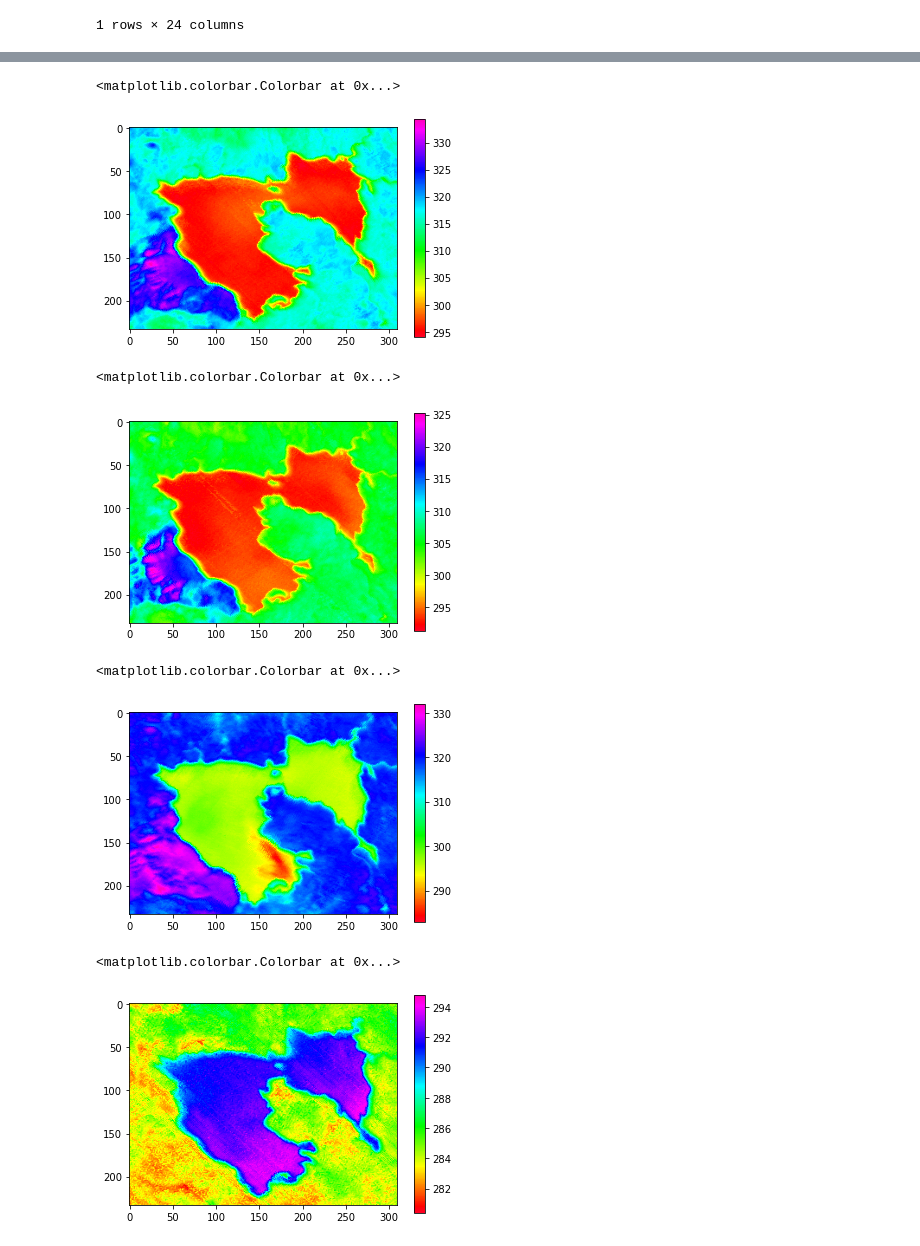
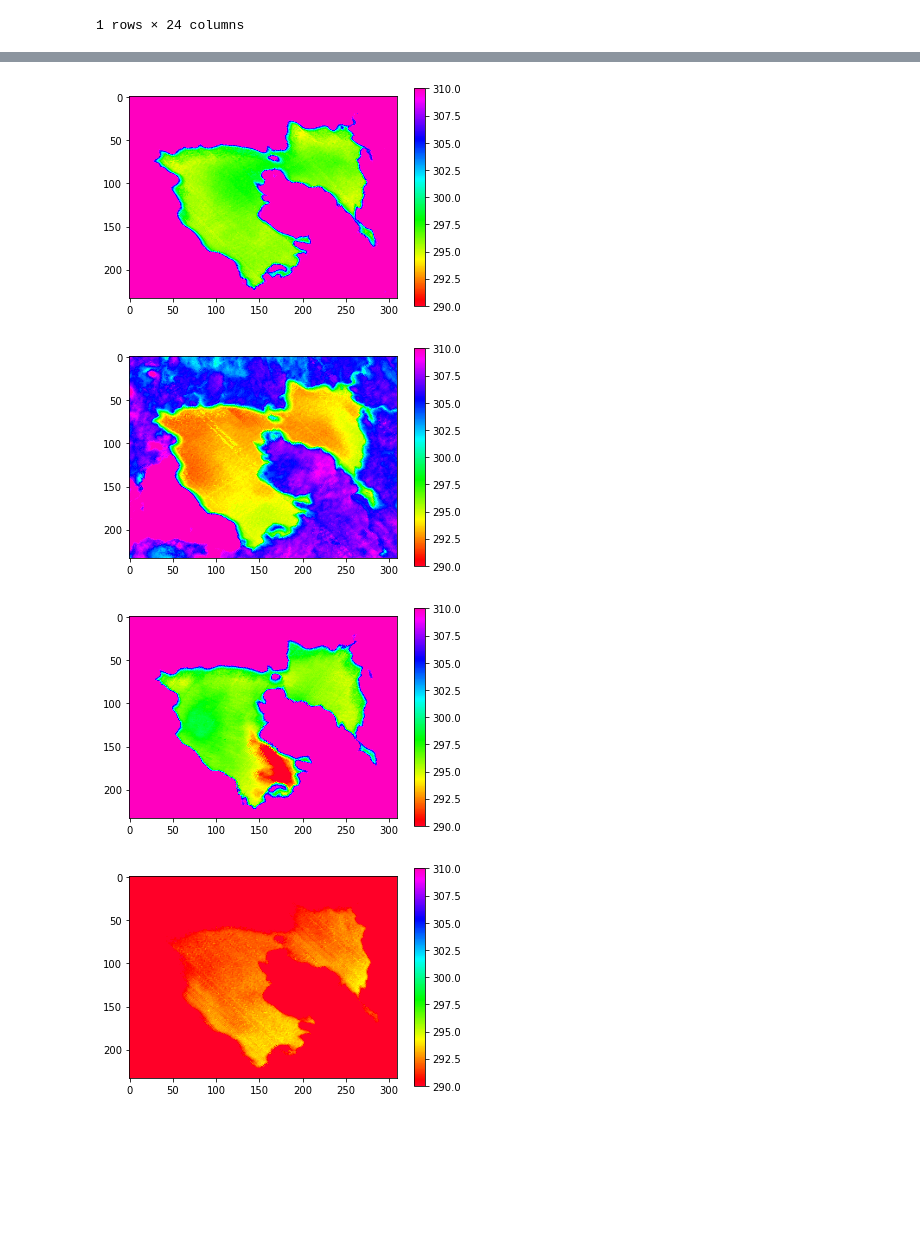
Before and after one commit to waterhackweek/whw2020_firewater, a Jupyter notebook: brentsNotebook.ipynb, the cells around one changed output, grey strips where cells are left out. Saved outputs shown, nothing was run; the diff lists cells and outputs as text; code cells hidden in the pictures; blank space fills up the shorter version.

```diff
--- a/brentsNotebook.ipynb
+++ b/brentsNotebook.ipynb
@@ -154,9 +154,9 @@ ECO_225_k = temp_225 * 0.02
 plt.imshow(ECO_225_k, cmap='gist_rainbow')
 # Add colorbar to show the index
 plt.colorbar()
+plt.clim(290, 310)
 # %% [output]
-<matplotlib.colorbar.Colorbar at 0x...>
-[figure, old version]
+[figure, new version]
 # %%
 # day 229 , August 16, 2019 10:02:55 AM PDT
 ECO_229 = rasterio.open('ECOSTRESS/doy2019229170255_aid0001.tif' )
@@ -169,9 +169,9 @@ ECO_229_k = temp_229 * 0.02
 plt.imshow(ECO_229_k, cmap='gist_rainbow')
 # Add colorbar to show the index
 plt.colorbar()
+plt.clim(290, 310)
 # %% [output]
-<matplotlib.colorbar.Colorbar at 0x...>
-[figure, old version]
+[figure, new version]
 # %%
 # day 234 , August 21, 2019 2:04:56 PM PDT
 ECO_234 = rasterio.open('ECOSTRESS/doy2019234210456_aid0001.tif' )
@@ -184,21 +184,21 @@ ECO_234_k = temp_234 * 0.02
 plt.imshow(ECO_234_k, cmap='gist_rainbow')
 # Add colorbar to show the index
 plt.colorbar()
+plt.clim(290, 310)
 # %% [output]
-<matplotlib.colorbar.Colorbar at 0x...>
-[figure, old version]
+[figure, new version]
 # %%
 # day 241 , August 28, 2019 5:08:02 AM PDT
 ECO_241 = rasterio.open('ECOSTRESS/doy2019241120802_aid0001.tif' )
 temp_241 = ECO_241.read(1)
 # Convert to floats
 temp_241 = temp_241.astype('f4')
 # Convert to Kelvin, scale factor = 0.02
 ECO_241_k = temp_241 * 0.02
 # Plot the LST
 plt.imshow(ECO_241_k, cmap='gist_rainbow')
 # Add colorbar to show the index
 plt.colorbar()
+plt.clim(290, 310)
 # %% [output]
-<matplotlib.colorbar.Colorbar at 0x...>
-[figure, old version]
+[figure, new version]
```
Also changed, not shown: parts of 5 cells of this notebook.
